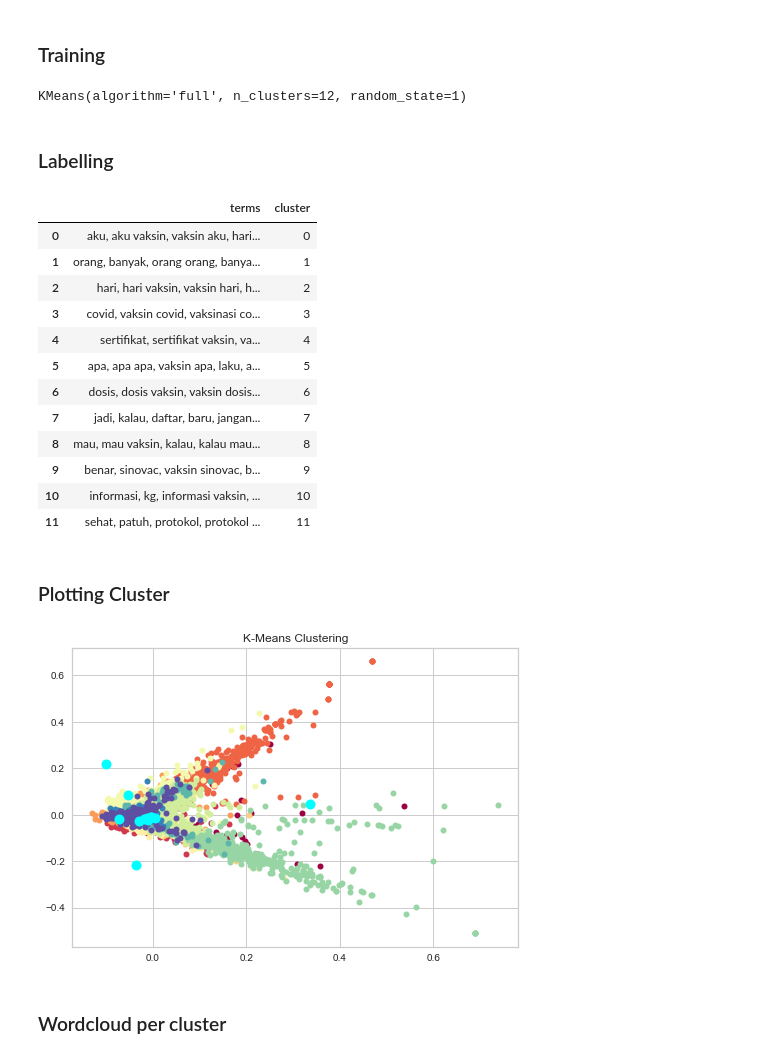
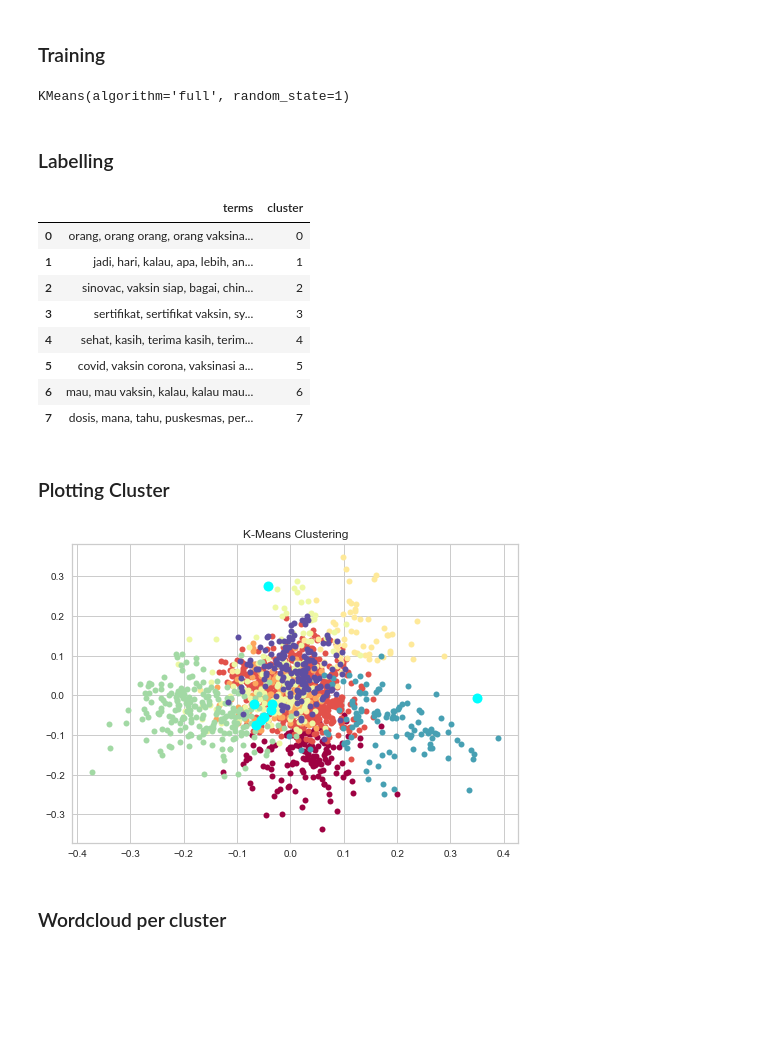
Before and after one commit to zeerafle/text-mining-clustering, a Jupyter notebook: clustering-result-oriented.ipynb, the cells around one changed output. Drawn from its saved outputs; the diff is of its cells as text; code cells hidden in the pictures; blank space fills up the shorter version.

```diff
--- a/clustering-result-oriented.ipynb
+++ b/clustering-result-oriented.ipynb
@@ -46,5 +51,5 @@ from sklearn import metrics
 # %%
-data_path = 'https://raw.githubusercontent.com/zeerafle/text-mining-clustering/master/clean_tweets.tsv'
-data = pd.read_csv(data_path, sep='\t')
+data_path = 'https://raw.githubusercontent.com/zeerafle/text-mining-clustering/master/data/location-based-dataset.tsv'
+data = pd.read_csv(data_path, sep='\t', index_col='Id')
 data.head()
 # %% [output]
@@ -140,6 +136,5 @@ tweets[112:119]
 # %%
 tfidf = TfidfVectorizer(max_features=None,
-                       max_df=0.2,
                        min_df=5,
                        ngram_range=(1,2))
 features = tfidf.fit_transform(tweets)
@@ -163,0 +165,4 @@ tdm_tfidf.head()
+# %%
+tdm_tfidf.drop(['vaksin', 'vaksinasi'], axis=1, inplace=True)
+features = scipy.sparse.coo_matrix(tdm_tfidf.values)
+features.shape
@@ -193,15 +200,15 @@ def show_top_terms(cluster_centers, tfidf_matrix=features, terms=tfidf.get_featu
 # %%
 # saving model
 def save_model(filename, model):
-    os.makedirs(os.path.dirname("dumps/trained_models/result_oriented/"), exist_ok=True)
+    os.makedirs(os.path.dirname("dumps/trained_models/location-based/"), exist_ok=True)
 
-    with open('dumps/trained_models/result_oriented/' + filename, 'wb') as f:
+    with open('dumps/trained_models/location-based/' + filename, 'wb') as f:
         pickle.dump(model, f)
         f.close()
 
 # loading model
 def load_model(filename):
-    with open('dumps/trained_models/result_oriented' + filename, 'rb') as f:
+    with open('dumps/trained_models/location-based' + filename, 'rb') as f:
         return pickle.load(f)
 # %%
 # labelling
@@ -305,10 +312,10 @@ visualizer.show()        # Finalize and render the figure
 # %% [markdown]
 ### Training
 # %%
-kmeans = KMeans(12, random_state=1, algorithm='full')
+kmeans = KMeans(8, random_state=1, algorithm='full')
 kmeans.fit(features)
 # %% [output]
-KMeans(algorithm='full', n_clusters=12, random_state=1)
+KMeans(algorithm='full', random_state=1)
 # %%
 save_model('kmeans.model', kmeans)
 # %%
@@ -320,24 +327,20 @@ kmeans = load_model('kmeans.model')
 create_topic_table(kmeans.cluster_centers_)
 # %% [output]
 |  | terms | cluster |
-| 0 | aku, aku vaksin, vaksin aku, hari... | 0 |
-| 1 | orang, banyak, orang orang, banya... | 1 |
-| 2 | hari, hari vaksin, vaksin hari, h... | 2 |
-| 3 | covid, vaksin covid, vaksinasi co... | 3 |
-| 4 | sertifikat, sertifikat vaksin, va... | 4 |
-| 5 | apa, apa apa, vaksin apa, laku, a... | 5 |
-| 6 | dosis, dosis vaksin, vaksin dosis... | 6 |
-| 7 | jadi, kalau, daftar, baru, jangan... | 7 |
-| 8 | mau, mau vaksin, kalau, kalau mau... | 8 |
-| 9 | benar, sinovac, vaksin sinovac, b... | 9 |
-| 10 | informasi, kg, informasi vaksin, ... | 10 |
-| 11 | sehat, patuh, protokol, protokol ... | 11 |
+| 0 | orang, orang orang, orang vaksina... | 0 |
+| 1 | jadi, hari, kalau, apa, lebih, an... | 1 |
+| 2 | sinovac, vaksin siap, bagai, chin... | 2 |
+| 3 | sertifikat, sertifikat vaksin, sy... | 3 |
+| 4 | sehat, kasih, terima kasih, terim... | 4 |
+| 5 | covid, vaksin corona, vaksinasi a... | 5 |
+| 6 | mau, mau vaksin, kalau, kalau mau... | 6 |
+| 7 | dosis, mana, tahu, puskesmas, per... | 7 |
 # %% [markdown]
 ### Plotting Cluster
 # %%
-create_plot(kmeans, kmeans.cluster_centers_, 'K-Means Clustering')
+create_plot(kmeans.labels_, kmeans.cluster_centers_, 'K-Means Clustering')
 # %% [output]
-[figure, old version]
+[figure, new version]
 # %% [markdown]
 ### Wordcloud per cluster
 # %%
```
Also changed, not shown: parts of 22 cells of this notebook, 1 other file.
